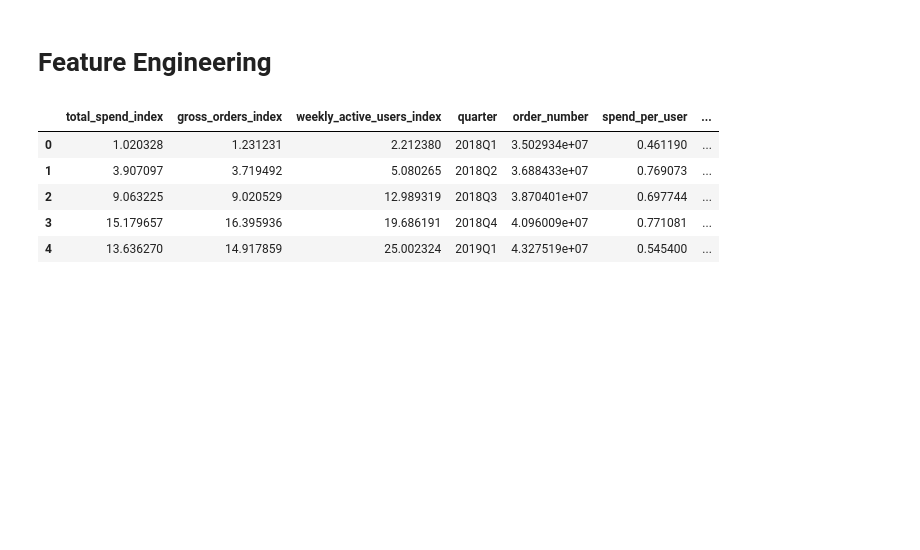
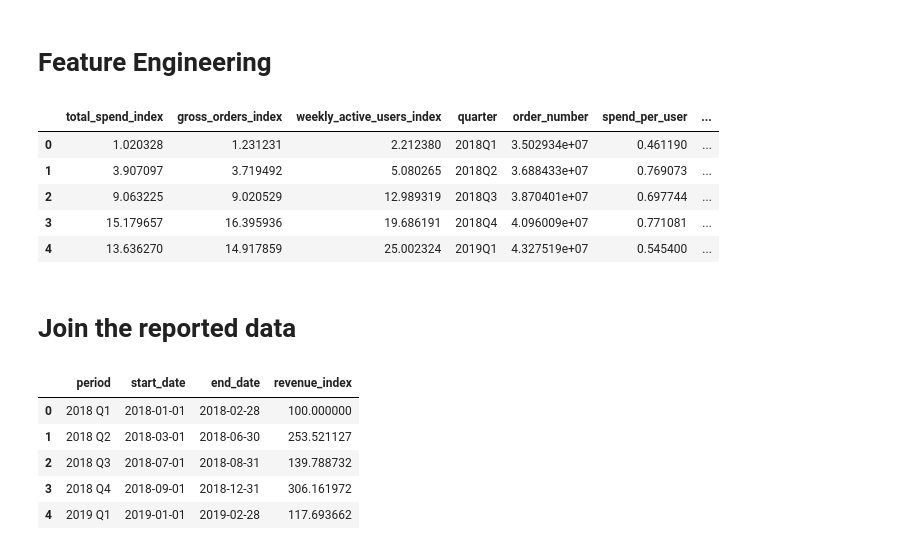
Before and after one commit to andrewbarwise/odp_screening, a Jupyter notebook: data_cleaning.ipynb, the cells around one changed output. Saved outputs shown, nothing was run; the diff lists cells and outputs as text; code cells hidden in the pictures; blank space fills up the shorter version.

```diff
--- a/data_cleaning.ipynb
+++ b/data_cleaning.ipynb
@@ -220,3 +212,14 @@ joined_df.head()
 | 2 | 9.063225 | 9.020529 | 12.989319 | 2018Q3 | 3.870401e+07 | 0.697744 | ... |
 | 3 | 15.179657 | 16.395936 | 19.686191 | 2018Q4 | 4.096009e+07 | 0.771081 | ... |
 | 4 | 13.636270 | 14.917859 | 25.002324 | 2019Q1 | 4.327519e+07 | 0.545400 | ... |
+# %% [markdown]
+# Join the reported data
+# %%
+reported_data.head()
+# %% [output]
+|  | period | start_date | end_date | revenue_index |
+| 0 | 2018 Q1 | 2018-01-01 | 2018-02-28 | 100.000000 |
+| 1 | 2018 Q2 | 2018-03-01 | 2018-06-30 | 253.521127 |
+| 2 | 2018 Q3 | 2018-07-01 | 2018-08-31 | 139.788732 |
+| 3 | 2018 Q4 | 2018-09-01 | 2018-12-31 | 306.161972 |
+| 4 | 2019 Q1 | 2019-01-01 | 2019-02-28 | 117.693662 |
```
Also changed, not shown: parts of 7 cells of this notebook, 3 other files.
